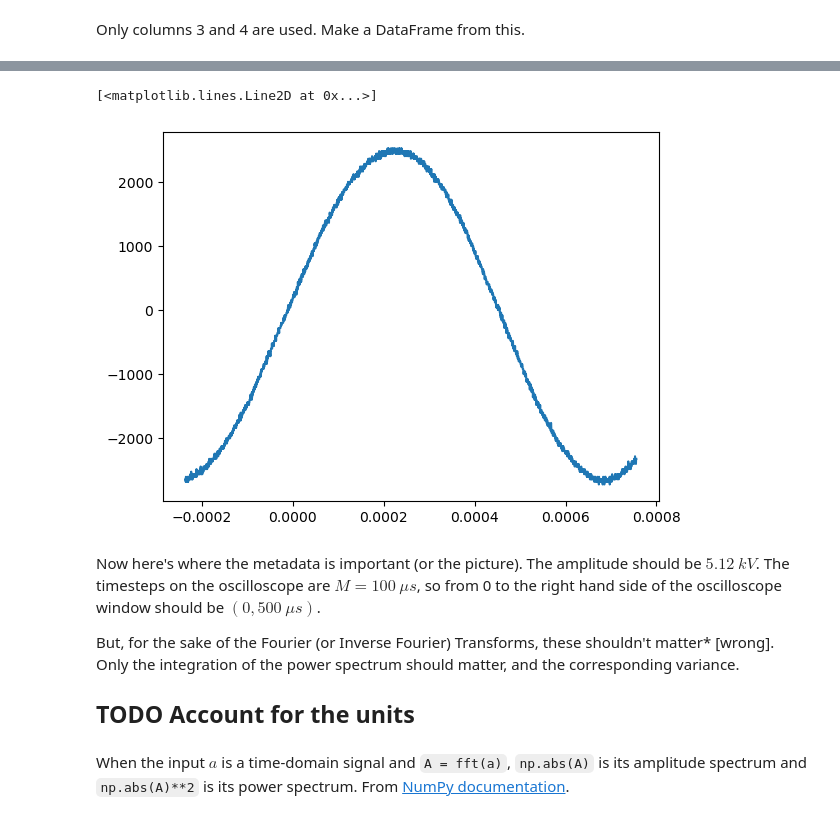
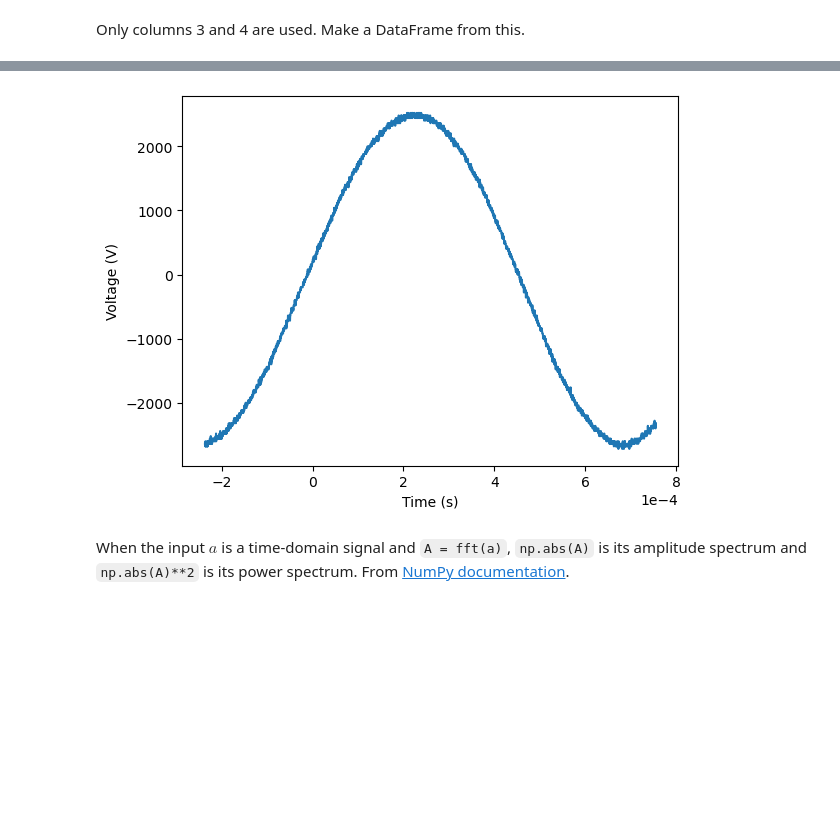
Before and after one commit to travis-dh/Fourier-Methods, a Jupyter notebook: Methods.ipynb, the cells around one changed output, grey strips where cells are left out. Saved outputs shown, nothing was run; the diff lists cells and outputs as text; code cells hidden in the pictures; blank space fills up the shorter version.

```diff
--- a/Methods.ipynb
+++ b/Methods.ipynb
@@ -62,17 +50,12 @@ ch1_44.head()
-# %%
-import matplotlib.pyplot as plt
-%matplotlib inline
-
-plt.plot(ch1_44['Domain'], ch1_44['Value'])
-# %% [output]
-[<matplotlib.lines.Line2D at 0x...>]
-[figure, removed]
-# %% [markdown]
-Now here's where the metadata is important (or the picture). The amplitude should be $5.12~kV$. The timesteps on the oscilloscope are $M = 100~\mu s$, so from 0 to the right hand side of the oscilloscope window should be $(0, 500~\mu s)$.
-
-But, for the sake of the Fourier (or Inverse Fourier) Transforms, these shouldn't matter* [wrong]. Only the integration of the power spectrum should matter, and the corresponding variance.
-
-## TODO Account for the units
+# %%
+import matplotlib.pyplot as plt
+
+plt.plot(df[3], df[4])
+plt.ylabel('Voltage (V)')
+plt.xlabel('Time (s)')
+plt.ticklabel_format(style='sci', axis='x', scilimits=(0,0))
+# %% [output]
+[figure, added]
 # %% [markdown]
 When the input $a$ is a time-domain signal and `A = fft(a)`, `np.abs(A)` is its amplitude spectrum and `np.abs(A)**2` is its power spectrum.
 From [NumPy documentation](https://numpy.org/doc/stable/reference/routines.fft.html).
```
Also changed, not shown: parts of 16 cells of this notebook, 2 other files.
